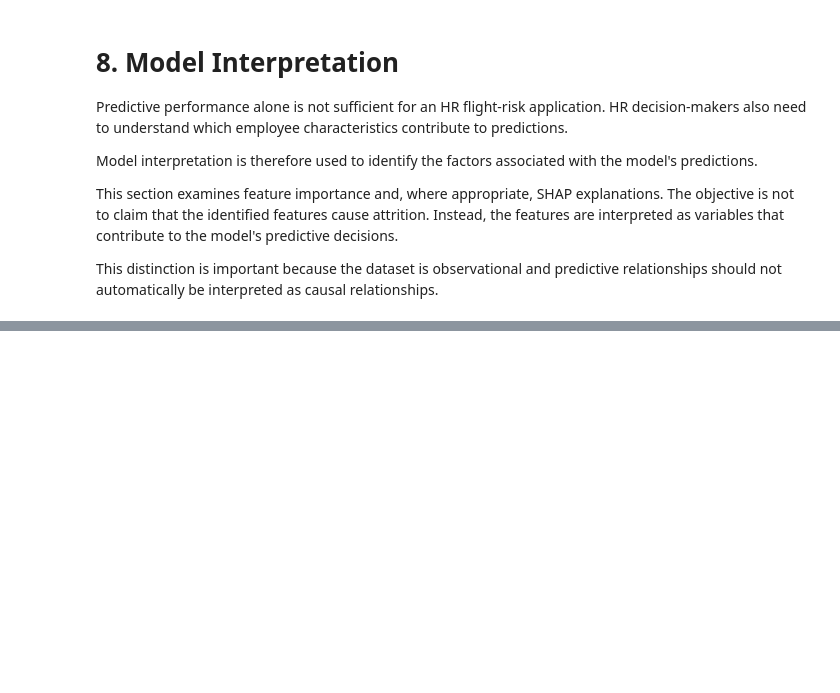
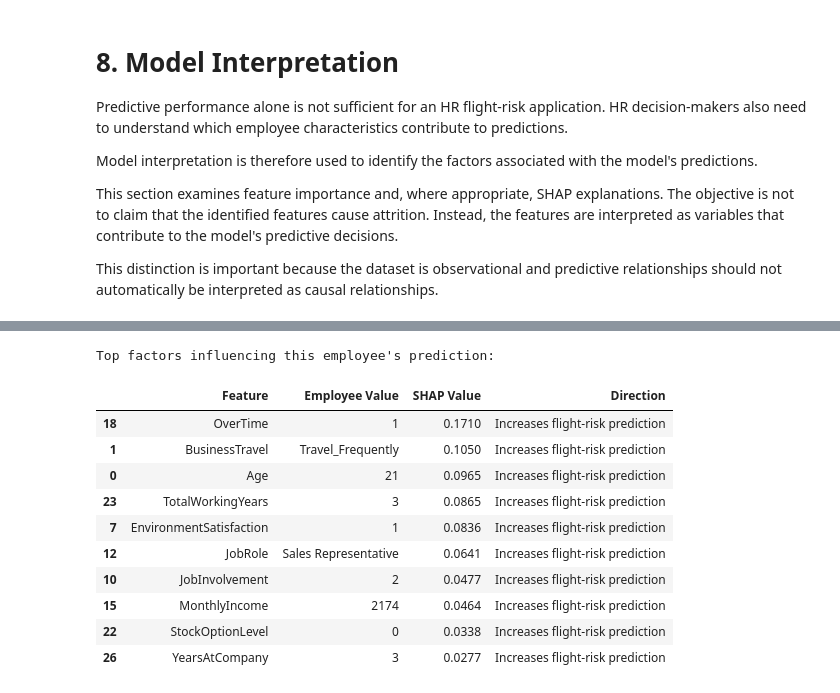
Before and after one commit to iradukunda123/-group08-flight-risk, a Jupyter notebook: group08-flight-risk.ipynb, the cells around one changed output, grey strips where cells are left out. Cells and saved outputs as stored; diff of their text form; code cells hidden in the pictures; blank space fills up the shorter version.

```diff
--- a/group08-flight-risk.ipynb
+++ b/group08-flight-risk.ipynb
@@ -1986,0 +2222,65 @@ SVM
+# %%
+# Calculate SHAP values for this individual employee
+individual_shap_raw = explainer.shap_values(
+    employee_transformed,
+    nsamples=200
+)
+
+if isinstance(individual_shap_raw, list):
+    individual_shap_left = np.asarray(individual_shap_raw[1])[0]
+else:
+    individual_array = np.asarray(individual_shap_raw)
+    if individual_array.ndim == 3:
+        if individual_array.shape[2] == 2:
+            individual_shap_left = individual_array[0, :, 1]
+        elif individual_array.shape[0] == 2:
+            individual_shap_left = individual_array[1, 0]
+        else:
+            raise ValueError(f"Unexpected individual SHAP shape: {individual_array.shape}")
+    else:
+        individual_shap_left = individual_array[0]
+
+# Aggregate encoded SHAP values back to the original employee variables
+individual_explanation = pd.DataFrame({
+    "Feature": original_feature_for_transformed,
+    "SHAP Value": individual_shap_left
+}).groupby(
+    "Feature",
+    as_index=False
+)["SHAP Value"].sum()
+
+# Add the employee's original value for each feature
+employee_values = employee_raw.iloc[0].to_dict()
+individual_explanation["Employee Value"] = individual_explanation["Feature"].map(employee_values)
+
+individual_explanation["Direction"] = np.where(
+    individual_explanation["SHAP Value"] > 0,
+    "Increases flight-risk prediction",
+    "Decreases flight-risk prediction"
+)
+
+individual_explanation["Absolute SHAP"] = np.abs(
+    individual_explanation["SHAP Value"]
+)
+
+print("Top factors influencing this employee's prediction:")
+display(
+    individual_explanation
+    .sort_values("Absolute SHAP", ascending=False)
+    .head(10)
+    [["Feature", "Employee Value", "SHAP Value", "Direction"]]
+    .round(4)
+)
+# %% [output]
+Top factors influencing this employee's prediction:
+|  | Feature | Employee Value | SHAP Value | Direction |
+| 18 | OverTime | 1 | 0.1710 | Increases flight-risk prediction |
+| 1 | BusinessTravel | Travel_Frequently | 0.1050 | Increases flight-risk prediction |
+| 0 | Age | 21 | 0.0965 | Increases flight-risk prediction |
+| 23 | TotalWorkingYears | 3 | 0.0865 | Increases flight-risk prediction |
+| 7 | EnvironmentSatisfaction | 1 | 0.0836 | Increases flight-risk prediction |
+| 12 | JobRole | Sales Representative | 0.0641 | Increases flight-risk prediction |
+| 10 | JobInvolvement | 2 | 0.0477 | Increases flight-risk prediction |
+| 15 | MonthlyIncome | 2174 | 0.0464 | Increases flight-risk prediction |
+| 22 | StockOptionLevel | 0 | 0.0338 | Increases flight-risk prediction |
+| 26 | YearsAtCompany | 3 | 0.0277 | Increases flight-risk prediction |
```
Also changed, not shown: parts of 54 cells of this notebook, 6 other files.
